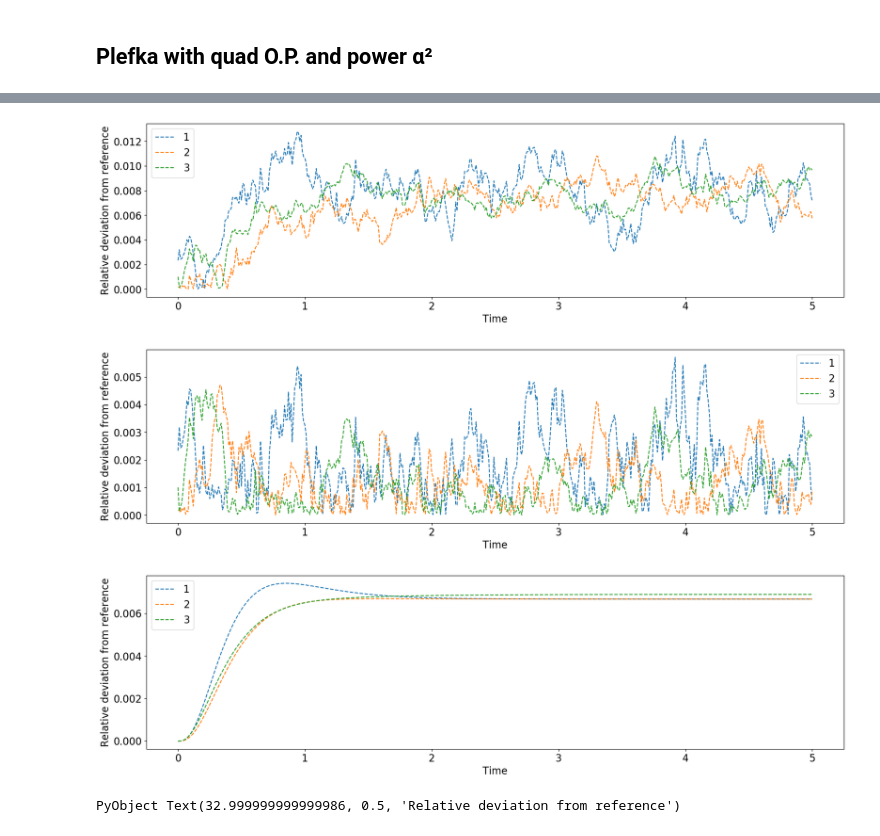
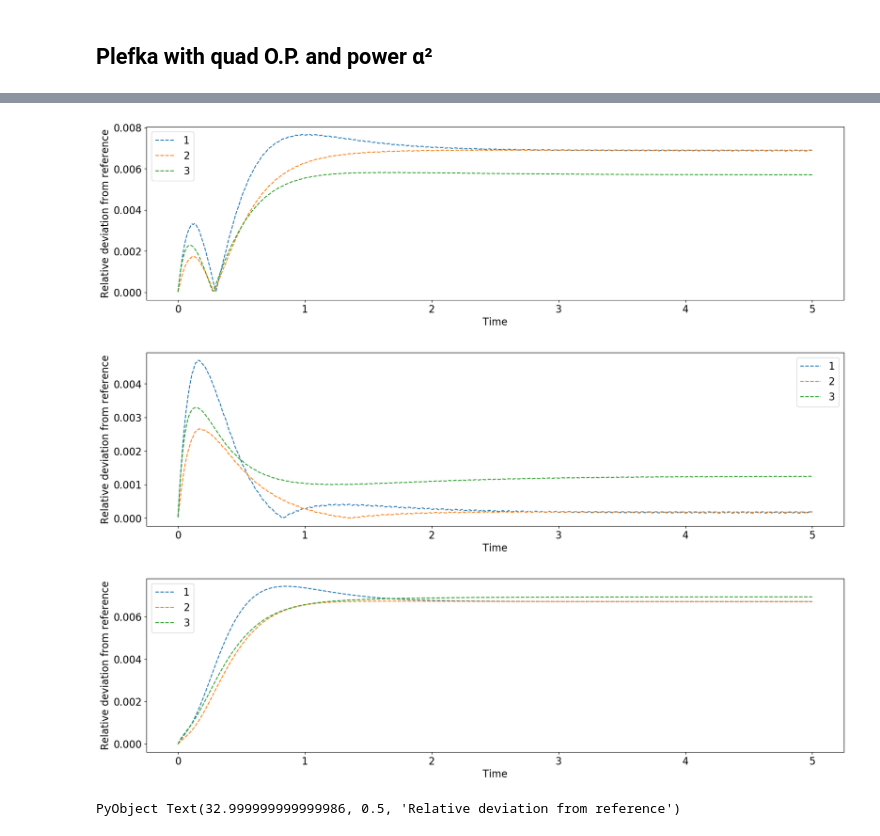
Before and after one commit to mkurjahn/CRN, a Jupyter notebook: examples/abc/ABC_Numerics.ipynb, the cells around one changed output, grey strips where cells are left out. Drawn from its saved outputs; the diff is of its cells as text; code cells hidden in the pictures.

```diff
--- a/examples/abc/ABC_Numerics.ipynb
+++ b/examples/abc/ABC_Numerics.ipynb
@@ -40,0 +44,12 @@ ts = tspan(p);
+# %%
+max_num = get_max_num(p.x0, 1e-4)   # Truncation of state space
+(m,s) = master_operator(p, max_num) # Master operator and state space
+
+# Solving the ODE dP/dt = M*P with Runge-Kutta (RK4)
+res_mOP = dynamics_masterOP(m, s, ts, p.x0, RK4)
+
+### Could also be done with matrix exponentiation, takes more time!
+# E = eigen(m, sortby=nothing)        # Eigenvalues and eigenvectors
+# res_mOP = dynamics_masterOP_diag(m, s, E, ts, p.x0)
+
+plot_trajectories(res_mOP)
@@ -51,0 +68,4 @@ PyObject Text(32.999999999999986, 0.5, 'Copy Numbers')
+# %%
+# Choose reference for further studies:
+ref = res_mOP;
+#or ref = res_gil
@@ -77,9 +115,9 @@ plot_responses(res_plf_11[2])
 # %% [markdown]
 ## Plefka with linear O.P. and power α²
 # %%
-plf_sim_21 = Plefka(1.0, 2, "linear") # α, alphaOrder, orderParameter
-res_plf_21 = euler_step(p.x0, p.k, ts, plf_sim_21, p.s_i, p.r_i)
-plot_trajectories_and_deviation(res_plf_21[1], res_gil)
+plf21 = Plefka(1.0, 2, "linear") # α, alphaOrder, orderParameter
+res_plf_21 = euler_step(p, plf21)
+plot_trajectories_and_deviation(res_plf_21[1], ref)
 plot_hatTheta(ts, res_plf_21[3])
 plot_responses(res_plf_21[2])
 # %% [output]
@@ -104,9 +142,9 @@ PyObject Text(43.17777777777776, 0.5, '$\\hat{R}_1(\\tau,\\tau_-)\\,\\Delta t$')
 # %% [markdown]
 ## Plefka with quad O.P. and power α²
 # %%
-plf_sim_22 = Plefka(1.0, 2, "quad") # α, alphaOrder, orderParameter
-res_plf_22 = euler_step(p.x0, p.k, ts, plf_sim_22, p.s_i, p.r_i)
-plot_trajectories_and_deviation(res_plf_22[1], res_gil)
+plf22 = Plefka(1.0, 2, "quad") # α, alphaOrder, orderParameter
+res_plf_22 = euler_step(p, plf22)
+plot_trajectories_and_deviation(res_plf_22[1], ref)
 plot_hatTheta(ts, res_plf_22[3])
 plot_responses(res_plf_22[2])
 plot_hatR_diag(ts, res_plf_22[3])
@@ -117,11 +155,11 @@ plot_hatR_diag(ts, res_plf_22[3])
 [figure]
 PyObject Text(43.17777777777776, 0.5, '$\\hat{R}_1(\\tau,\\tau_-)\\,\\Delta t$')
 # %%
-plot_deviation(res_plf_21[1], res_gil)
-plot_deviation(res_plf_22[1], res_gil)
+plot_deviation(res_plf_21[1], ref)
+plot_deviation(res_plf_22[1], ref)
 plot_deviation(res_plf_21[1], res_plf_22[1])
 # %% [output]
-[figure, old version]
+[figure, new version]
-[figure, old version]
+[figure, new version]
-[figure, old version]
+[figure, new version]
 PyObject Text(32.999999999999986, 0.5, 'Relative deviation from reference')
```
Also changed, not shown: parts of 15 cells of this notebook.
